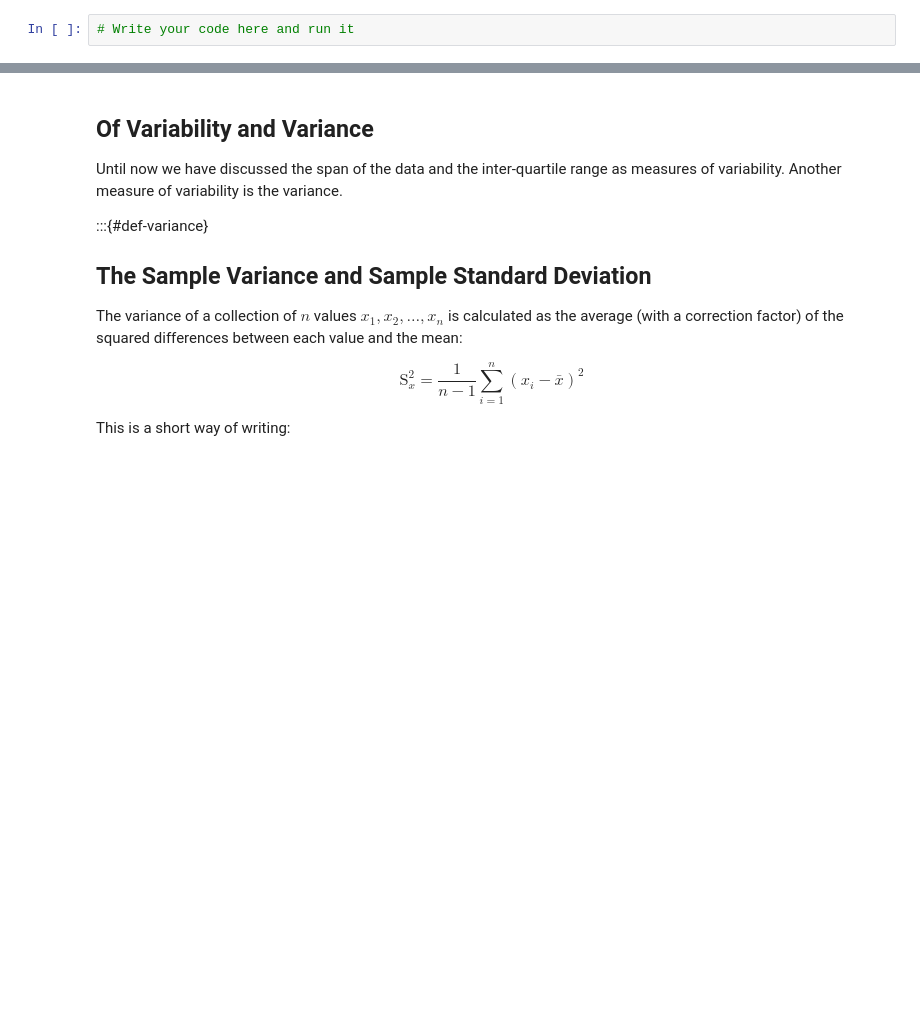
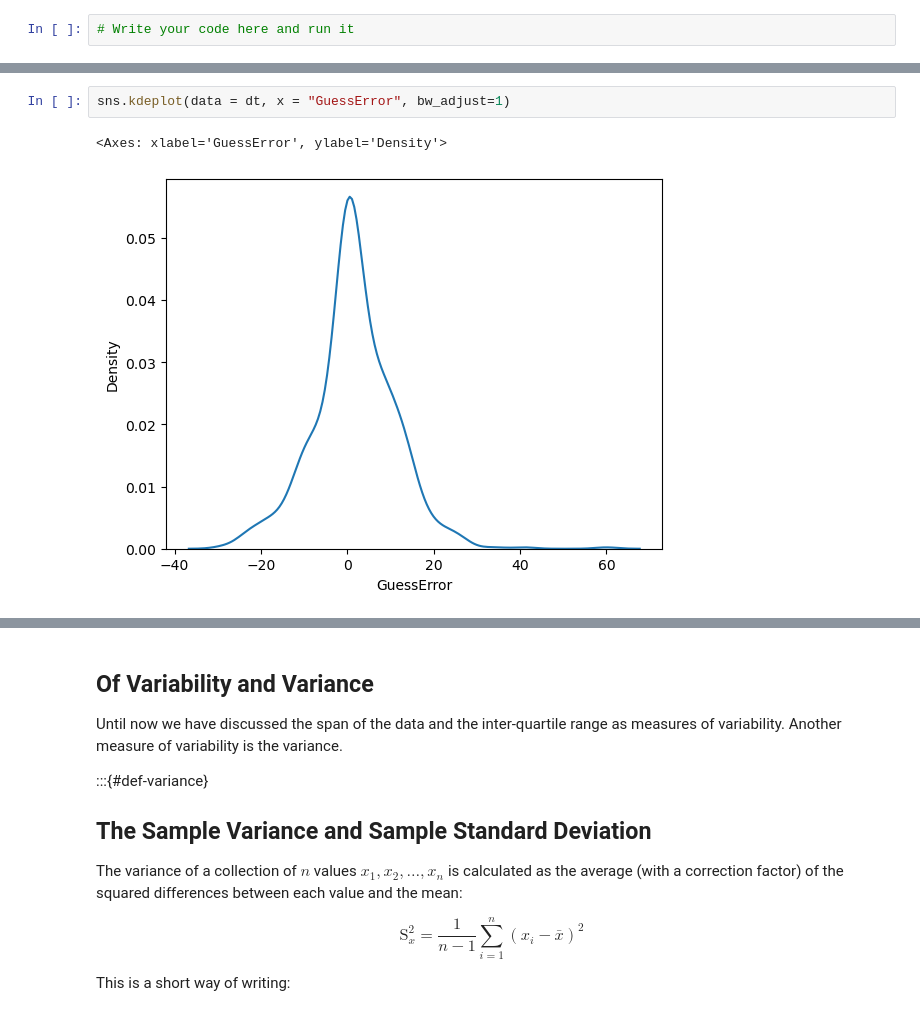
Before and after one commit to febse/stat2024, a Jupyter notebook: 02-Descriptive-Statistics.ipynb, the cells around one changed output, grey strips where cells are left out. Saved outputs shown, nothing was run; the diff lists cells and outputs as text; blank space fills up the shorter version.

```diff
--- a/02-Descriptive-Statistics.ipynb
+++ b/02-Descriptive-Statistics.ipynb
@@ -320,0 +367,5 @@ Text(0, 0.5, 'Count')
+# %%
+sns.kdeplot(data = dt, x = "GuessError", bw_adjust=1)
+# %% [output]
+<Axes: xlabel='GuessError', ylabel='Density'>
+[figure, added]
```
Also changed, not shown: parts of 25 cells of this notebook, 1 other file.
